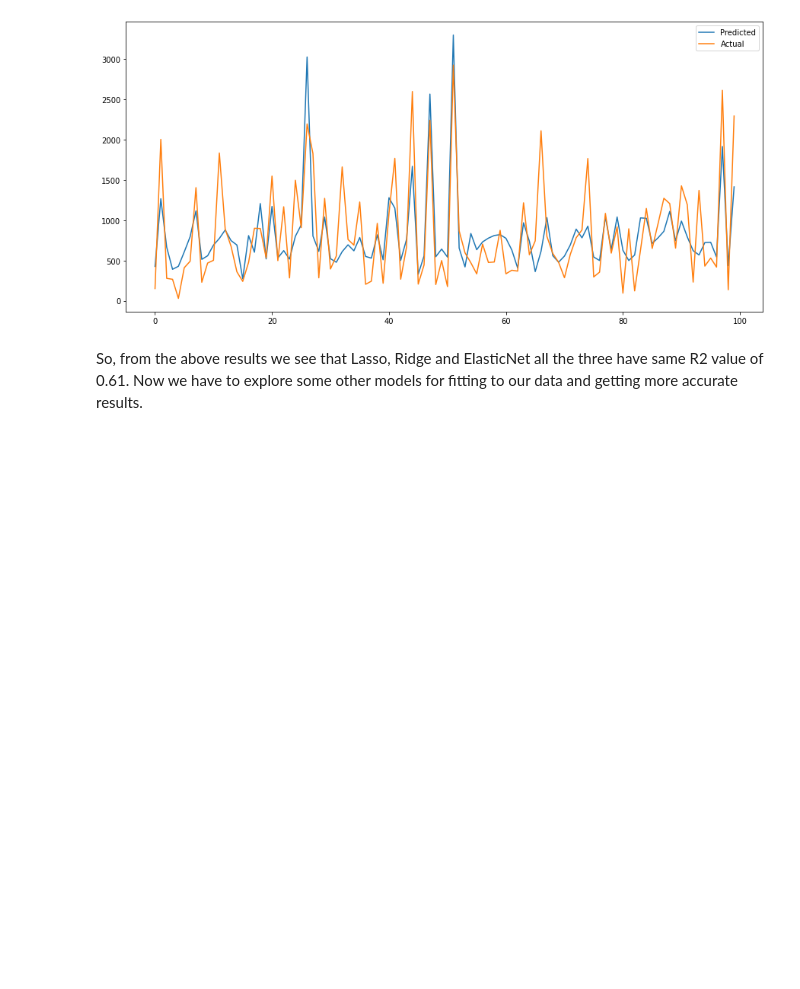
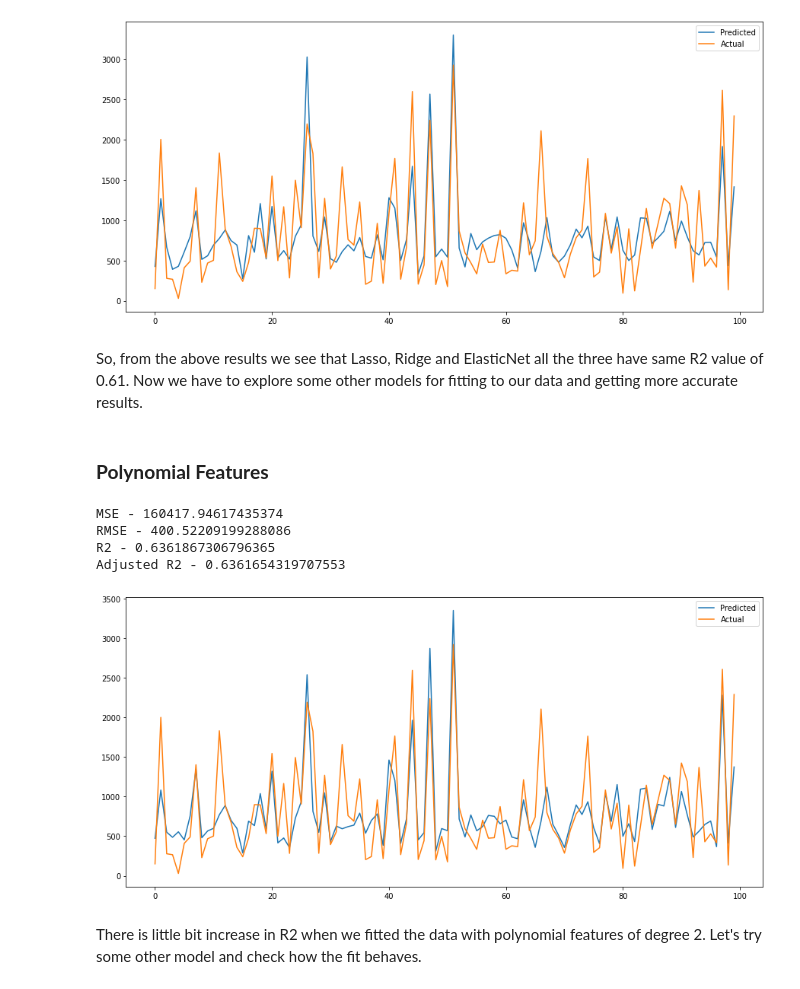
Before and after one commit to Prashant-Shaw/NYC-Taxi-Trip-Time-Prediction, a Jupyter notebook: NYC_Taxi_Trip_Time_Prediction_Capstone_Project.ipynb, the cells around one changed output. Saved outputs shown, nothing was run; the diff lists cells and outputs as text; code cells hidden in the pictures; blank space fills up the shorter version.

```diff
--- a/NYC_Taxi_Trip_Time_Prediction_Capstone_Project.ipynb
+++ b/NYC_Taxi_Trip_Time_Prediction_Capstone_Project.ipynb
@@ -1002,7 +1004,7 @@ So, Linear Regression is able to predict only 60% of the data. Now we have to tr
 lasso = Lasso()
 parameters = {'alpha': [1e-15,1e-13,1e-10,1e-8,1e-5,1e-4,1e-3,1e-2,1e-1,1,5,10,20,30,40,45,50,55,60,100]}
 lasso_regressor = GridSearchCV(lasso, parameters, scoring='neg_mean_squared_error', cv=5)
-lasso_regressor.fit(X_train, y_train)
+lasso_regressor.fit(X_train_scaled, y_train)
 # %% [output]
 GridSearchCV(cv=5, estimator=Lasso(),
              param_grid={'alpha': [1e-15, 1e-13, 1e-10, 1e-08, 1e-05, 0.0001,
@@ -1040,7 +1042,7 @@ predicted_actual_plot(y_test, y_pred_lasso)
 ridge = Ridge()
 parameters = {'alpha': [1e-15,1e-10,1e-8,1e-5,1e-4,1e-3,1e-2,1,5,10,20,30,40,45,50,55,60,100]}
 ridge_regressor = GridSearchCV(ridge, parameters, scoring='neg_mean_squared_error', cv=3)
-ridge_regressor.fit(X_train,y_train)
+ridge_regressor.fit(X_train_scaled,y_train)
 # %% [output]
 GridSearchCV(cv=3, estimator=Ridge(),
              param_grid={'alpha': [1e-15, 1e-10, 1e-08, 1e-05, 0.0001, 0.001,
@@ -1078,7 +1080,7 @@ predicted_actual_plot(y_test, y_pred_ridge)
 elastic = ElasticNet()
 parameters = {'alpha': [1e-15,1e-13,1e-10,1e-8,1e-5,1e-4,1e-3,1e-2,1e-1,1,5,10,20,30,40,45,50,55,60,100],'l1_ratio':[0.3,0.4,0.5,0.6,0.7,0.8]}
 elastic_regressor = GridSearchCV(elastic, parameters, scoring='neg_mean_squared_error',cv=5)
-elastic_regressor.fit(X_train, y_train)
+elastic_regressor.fit(X_train_scaled, y_train)
 # %% [output]
 GridSearchCV(cv=5, estimator=ElasticNet(),
              param_grid={'alpha': [1e-15, 1e-13, 1e-10, 1e-08, 1e-05, 0.0001,
@@ -1113,3 +1115,32 @@ predicted_actual_plot(y_test, y_pred_elastic)
 # %% [markdown]
 So, from the above results we see that Lasso, Ridge and ElasticNet all the three have same R2 value of 0.61.
 Now we have to explore some other models for fitting to our data and getting more accurate results.
+# %% [markdown]
+### **Polynomial Features**
+# %%
+#Let's try fitting the dataset with poynomail features of degree 2.
+poly_features = PolynomialFeatures(degree = 2)
+
+X_train_poly = poly_features.fit_transform(X_train)    #Transforming the training and test dataset as per polynomial degree.
+X_test_poly = poly_features.fit_transform(X_test)
+
+poly_model = LinearRegression()
+poly_model.fit(X_train_poly, y_train)                 #Fitting the model.
+
+y_pred_poly = poly_model.predict(X_test_poly)
+# %%
+#Checking all the evaluation matrix
+MSE_poly, RMSE_poly, R2_poly, Adj_R2_poly = evalutaionmetric(X_test, y_test, y_pred_poly)
+print(f'MSE - {MSE_poly}\nRMSE - {RMSE_poly}\nR2 - {R2_poly}\nAdjusted R2 - {Adj_R2_poly}\n')
+# %% [output]
+MSE - 160417.94617435374
+RMSE - 400.52209199288086
+R2 - 0.6361867306796365
+Adjusted R2 - 0.6361654319707553
+# %%
+#Displaying the comparison between Predicted and Actual values for the first 100 entries in the test data.
+predicted_actual_plot(y_test, y_pred_poly)
+# %% [output]
+[figure, added]
+# %% [markdown]
+There is little bit increase in R2 when we fitted the data with polynomial features of degree 2. Let's try some other model and check how the fit behaves.
```
Also changed, not shown: parts of 14 cells of this notebook.
